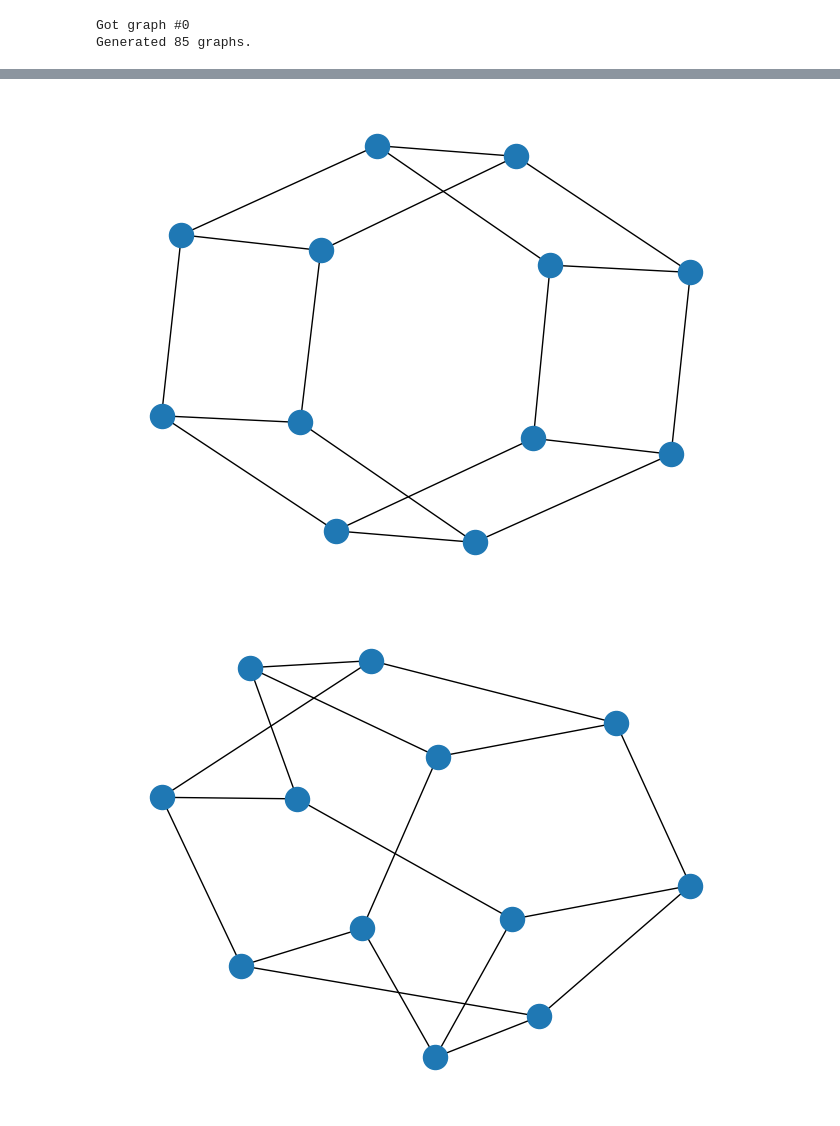
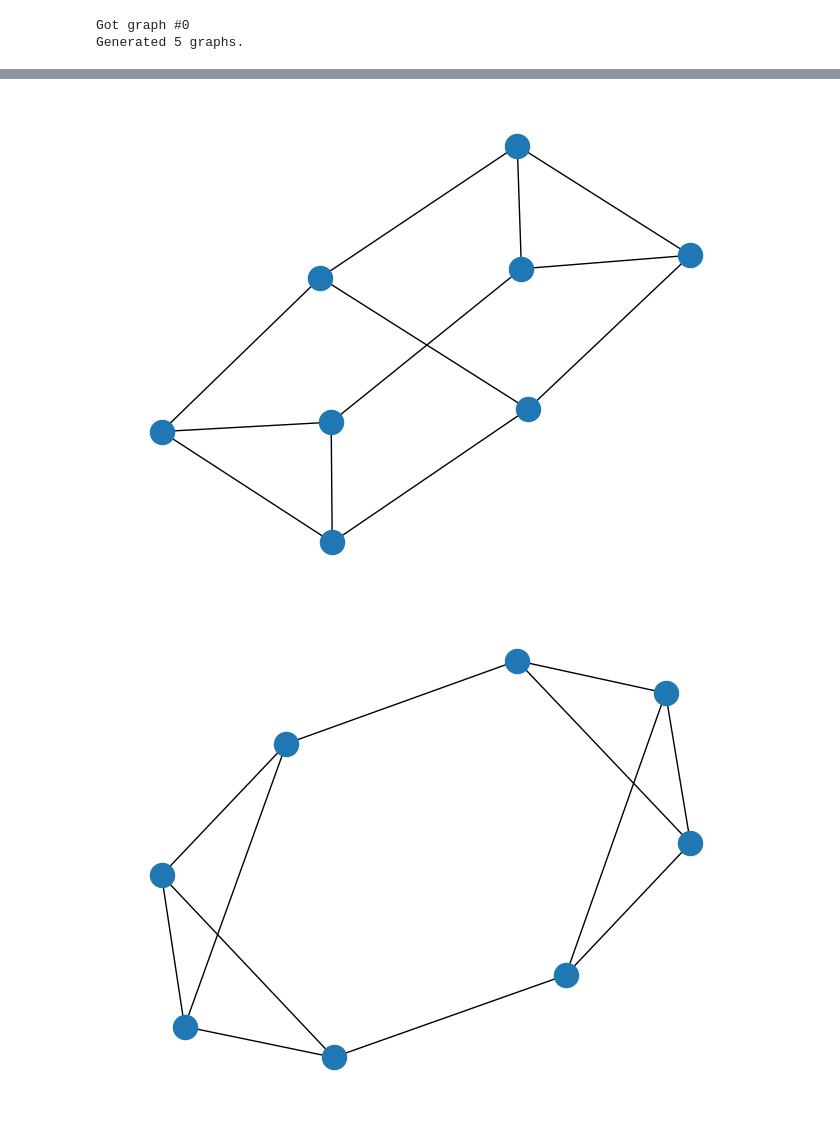
Before and after one commit to boldar99/FT-circuit-synthesis-ZX, a Jupyter notebook: testing_graphs.ipynb, the cells around one changed output, grey strips where cells are left out. Drawn from its saved outputs; the diff is of its cells as text; code cells hidden in the pictures.

Commit message:
Finally being able to generate good base graphs

```diff
--- a/testing_graphs.ipynb
+++ b/testing_graphs.ipynb
@@ -4,7 +4,7 @@ import networkx as nx
 import matplotlib.pyplot as plt
 from generate_cubic_graphs import generate_cubic_graphs_with_geng
 
-n = 12
+n = 8
 try:
     def simple_progress(g, i):
         if i % 100 == 0:
@@ -13,11 +13,11 @@ try:
     graphs = generate_cubic_graphs_with_geng(n, connected=True, per_graph=simple_progress)
     number_of_graphs = len(graphs)
     print(f"Generated {number_of_graphs} graphs.")
-    for i, G in enumerate(graphs[:4], 1):
+    for i, G in enumerate(graphs, 1):
         plt.figure(i)
         nx.draw(G)
 except Exception as e:
     print("Error:", e, file=sys.stderr)
 # %% [output]
 Got graph #0
-Generated 85 graphs.
+Generated 5 graphs.
@@ -26,2 +26,2 @@ Generated 85 graphs.
-[figure, old version]
+[figure, new version]
-[figure, old version]
+[figure, new version]
```
Also changed, not shown: parts of 2 cells of this notebook, 5 other files.
